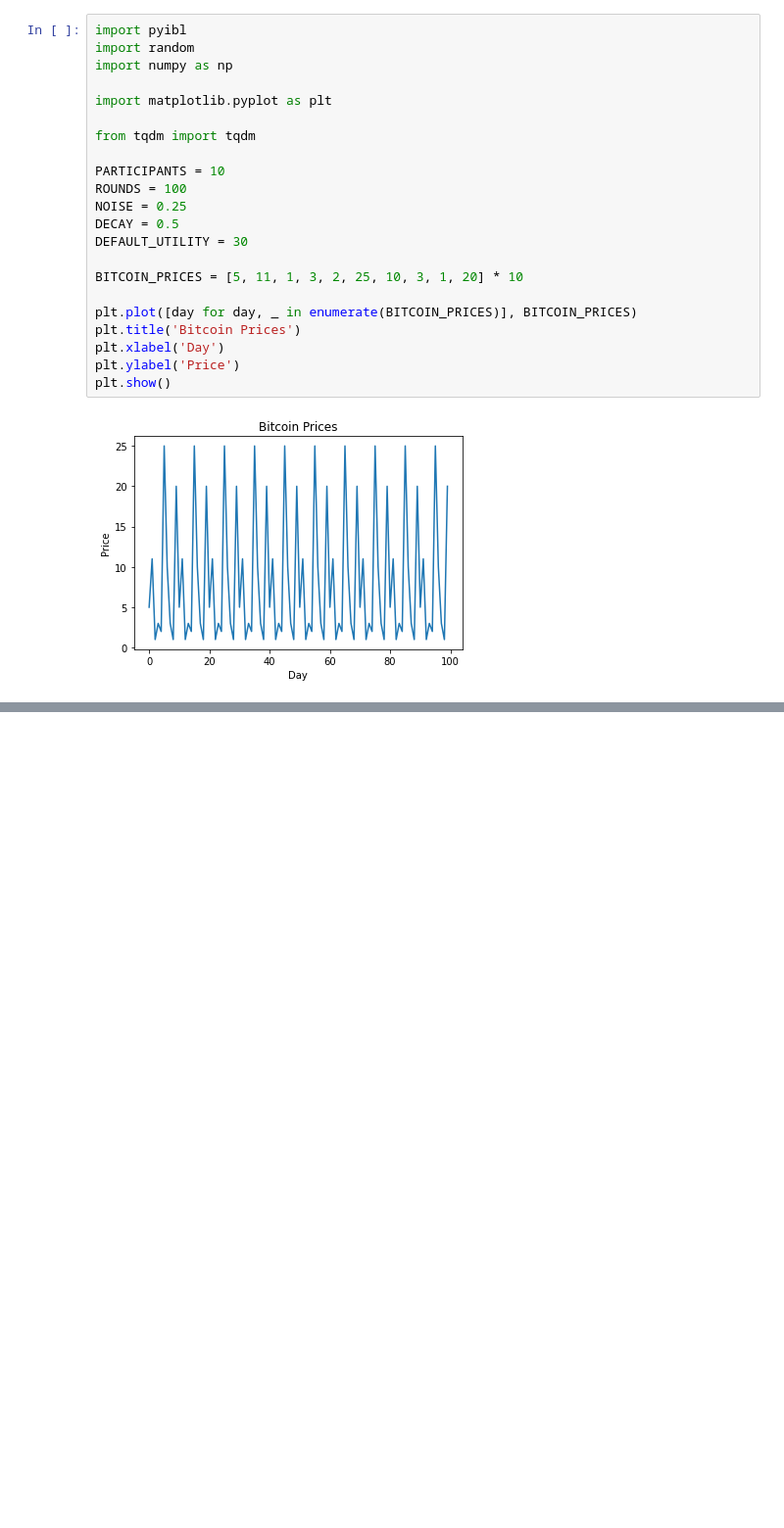
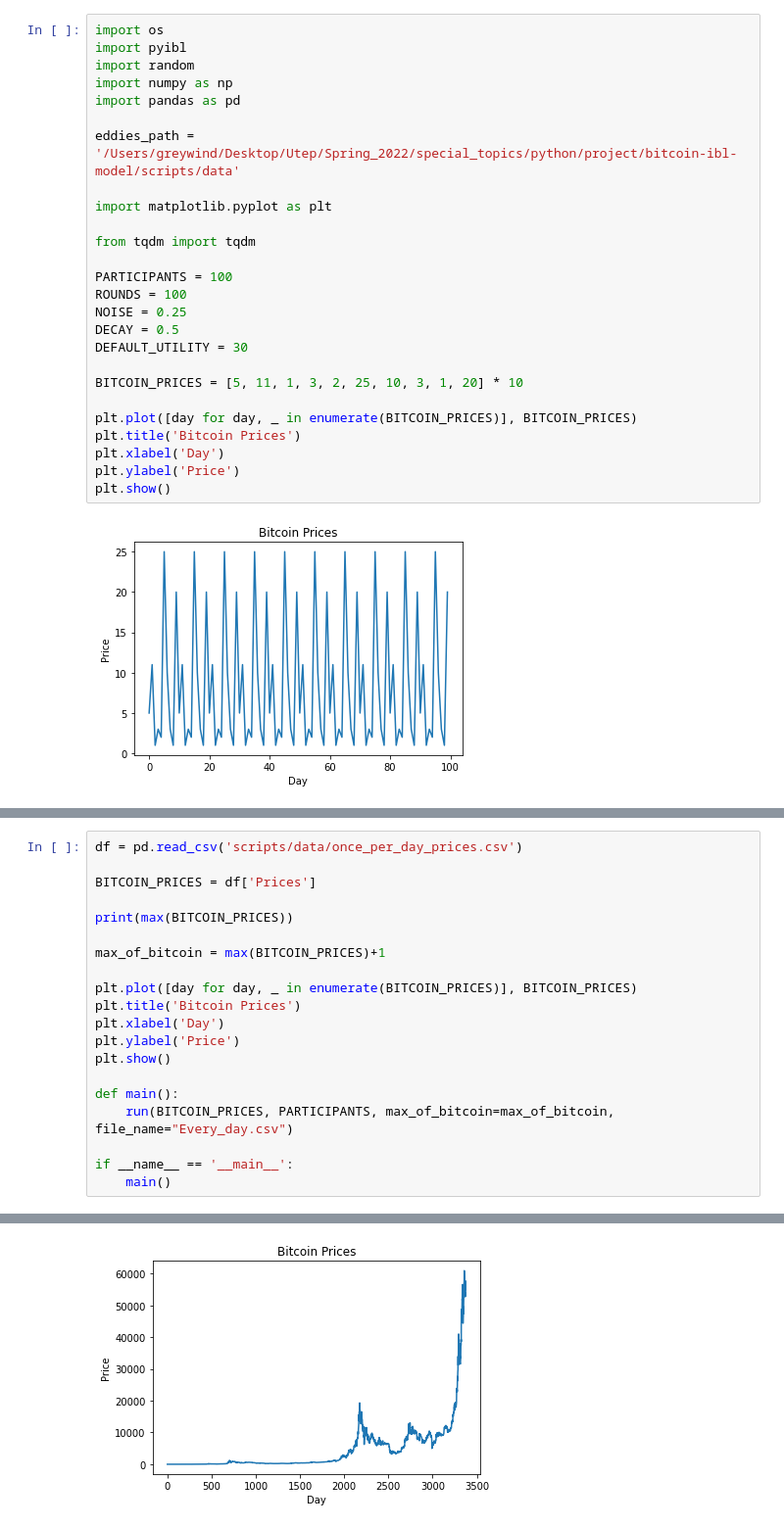
Before and after one commit to Brain-Pipers/bitcoin-ibl-model, a Jupyter notebook: bitcoin.ipynb, the cells around one changed output, grey strips where cells are left out. Shown: that part at 98% size. Drawn from its saved outputs; the diff is of its cells as text; blank space fills up the shorter version.

```diff
--- a/bitcoin.ipynb
+++ b/bitcoin.ipynb
@@ -1,13 +1,17 @@
 # %%
+import os
 import pyibl
 import random
 import numpy as np
+import pandas as pd
+
+eddies_path = '/Users/greywind/Desktop/Utep/Spring_2022/special_topics/python/project/bitcoin-ibl-model/scripts/data'
 
 import matplotlib.pyplot as plt
 
 from tqdm import tqdm
 
-PARTICIPANTS = 10
+PARTICIPANTS = 100
 ROUNDS = 100
 NOISE = 0.25
 DECAY = 0.5
@@ -111,0 +189,21 @@ if __name__ == '__main__':
+# %%
+df = pd.read_csv('scripts/data/once_per_day_prices.csv')
+
+BITCOIN_PRICES = df['Prices']
+
+print(max(BITCOIN_PRICES))
+
+max_of_bitcoin = max(BITCOIN_PRICES)+1
+
+plt.plot([day for day, _ in enumerate(BITCOIN_PRICES)], BITCOIN_PRICES)
+plt.title('Bitcoin Prices')
+plt.xlabel('Day')
+plt.ylabel('Price')
+plt.show()
+
+def main():
+    run(BITCOIN_PRICES, PARTICIPANTS, max_of_bitcoin=max_of_bitcoin, file_name="Every_day.csv")
+
+if __name__ == '__main__':
+    main()
+# %% [output]
@@ -111,0 +211 @@ if __name__ == '__main__':
+[figure, added]
```
Also changed, not shown: parts of 6 cells of this notebook, 3 other files.
